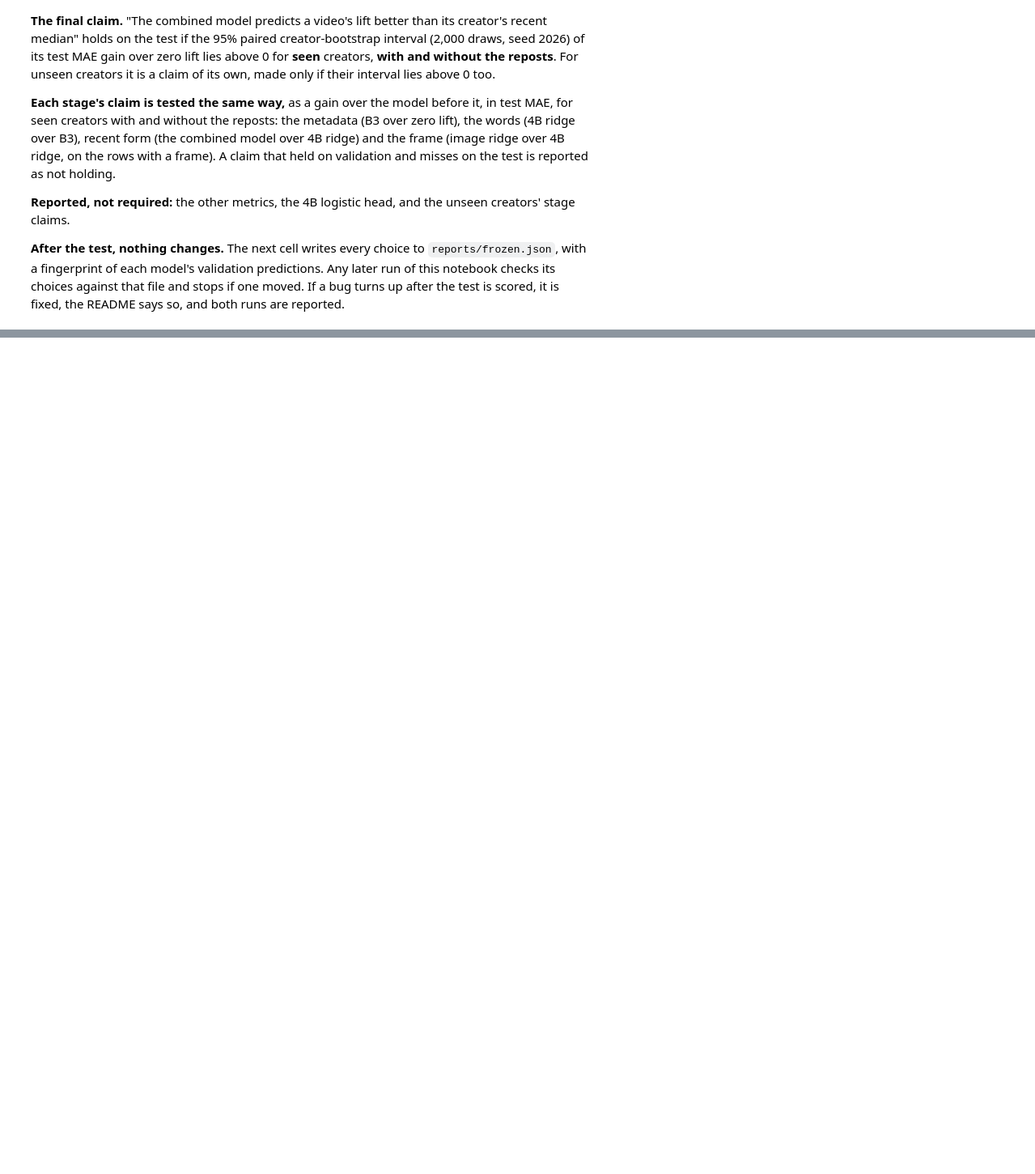
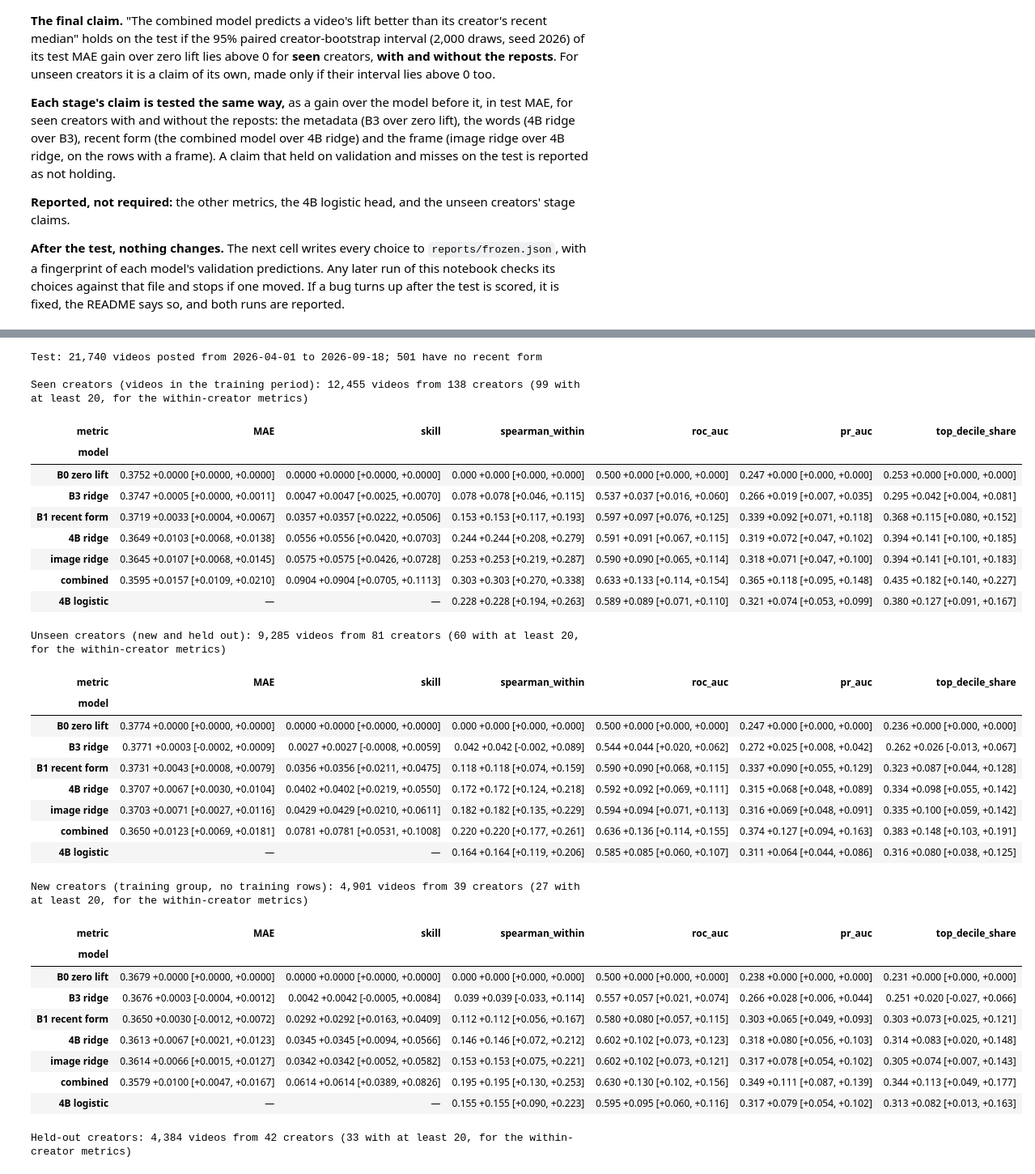
Before and after one commit to saricmilos/share-rate-prediction, a Jupyter notebook: notebooks/05_results.ipynb, the cells around one changed output, grey strips where cells are left out. Shown at 81% size. Drawn from its saved outputs; the diff is of its cells as text; code cells hidden in the pictures; blank space fills up the shorter version.

```diff
--- a/notebooks/05_results.ipynb
+++ b/notebooks/05_results.ipynb
@@ -924,0 +939,76 @@ Frozen: reports/frozen.json written, and the test not yet opened
+# %%
+everything = data.load_videos(data.SPLITS)  # every split, labels included: the test is opened here
+test = (everything.time_split == "test").to_numpy()
+# The test rows are section 4's, in its order, and the other rows are section 1's
+assert (everything.creator.to_numpy()[test] == test_videos.creator.to_numpy()).all()
+assert (everything.published_at[test].to_numpy() == test_videos.published_at.to_numpy()).all()
+assert (everything.creator.to_numpy()[~test] == creator).all() and np.allclose(everything.lift.to_numpy()[~test], lift)
+
+# Recent form looks back only, so adding the test rows leaves the earlier rows' values as section 2 had them
+form_all = history.ewm_form(everything, HALF_LIFE)
+assert np.allclose(form_all[~test], form, equal_nan=True)
+test_form = form_all[test]
+y_test = everything.lift.to_numpy()[test]
+who_test = everything.creator.to_numpy()[test]
+twin_test = everything.has_twin.to_numpy()[test] == 1
+
+# Every frozen model's prediction for the test rows
+t_b3 = b3.predict(test_features)
+t_words = apply_head(X_test_text, w_text, b_text)  # the words head's correction
+T = {"B0 zero lift": np.zeros(test.sum()), "B3 ridge": t_b3, "B1 recent form": np.nan_to_num(test_form, nan=0.0),
+     "4B ridge": t_b3 + t_words}
+T["image ridge"] = T["4B ridge"] + np.where(test_has_frame, test_image @ w_image + b_image, 0.0)
+t_stack = pd.DataFrame({"B3": t_b3, "the words": t_words, "recent form": np.nan_to_num(test_form, nan=0.0),
+                        "no recent form": np.isnan(test_form).astype(float)})
+t_boost = test_features.assign(**{"recent form": test_form, "the words": t_words})[BOOST]
+T["combined"] = stacked.predict(t_stack[STACK]) if COMBINER == "stacked" else boosting.predict(t_boost)
+t_b3_score = ((t_b3 - predictions["B3 ridge"][training].mean())
+              / predictions["B3 ridge"][training].std()).astype(np.float32)[:, None]  # section 3's scaling
+T["4B logistic"] = logistic.decision_function(np.hstack([t_b3_score, X_test_text]))
+
+TEST_GROUPS = {"seen": test_group == "seen", "unseen": test_group != "seen",
+               "new": test_group == "new", "holdout": test_group == "holdout"}
+TEST_NAMES = {"seen": "Seen creators (videos in the training period)", "unseen": "Unseen creators (new and held out)",
+              "new": "New creators (training group, no training rows)", "holdout": "Held-out creators"}
+print(f"Test: {test.sum():,} videos posted from {everything.published_at[test].min():%Y-%m-%d} to "
+      f"{everything.published_at[test].max():%Y-%m-%d}; {np.isnan(test_form).sum():,} have no recent form")
+test_tables = {}
+for g, rows in TEST_GROUPS.items():
+    print(f"\n{TEST_NAMES[g]}: {rows.sum():,} videos from {len(set(who_test[rows]))} creators "
+          f"({eligible_creators(pd.factorize(who_test[rows])[0])} with at least 20, for the within-creator metrics)")
+    test_tables[g] = score_table({m: T[m] for m in TEST_MODELS}, rows, base="B0 zero lift", y=y_test, who=who_test)
+    show(test_tables[g], TEST_MODELS)
+# %% [output]
+Test: 21,740 videos posted from 2026-04-01 to 2026-09-18; 501 have no recent form
+
+Seen creators (videos in the training period): 12,455 videos from 138 creators (99 with at least 20, for the within-creator metrics)
+| metric | MAE | skill | spearman_within | roc_auc | pr_auc | top_decile_share |
+| model |  |  |  |  |  |  |
+| B0 zero lift | 0.3752 +0.0000 [+0.0000, +0.0000] | 0.0000 +0.0000 [+0.0000, +0.0000] | 0.000 +0.000 [+0.000, +0.000] | 0.500 +0.000 [+0.000, +0.000] | 0.247 +0.000 [+0.000, +0.000] | 0.253 +0.000 [+0.000, +0.000] |
+| B3 ridge | 0.3747 +0.0005 [+0.0000, +0.0011] | 0.0047 +0.0047 [+0.0025, +0.0070] | 0.078 +0.078 [+0.046, +0.115] | 0.537 +0.037 [+0.016, +0.060] | 0.266 +0.019 [+0.007, +0.035] | 0.295 +0.042 [+0.004, +0.081] |
+| B1 recent form | 0.3719 +0.0033 [+0.0004, +0.0067] | 0.0357 +0.0357 [+0.0222, +0.0506] | 0.153 +0.153 [+0.117, +0.193] | 0.597 +0.097 [+0.076, +0.125] | 0.339 +0.092 [+0.071, +0.118] | 0.368 +0.115 [+0.080, +0.152] |
+| 4B ridge | 0.3649 +0.0103 [+0.0068, +0.0138] | 0.0556 +0.0556 [+0.0420, +0.0703] | 0.244 +0.244 [+0.208, +0.279] | 0.591 +0.091 [+0.067, +0.115] | 0.319 +0.072 [+0.047, +0.102] | 0.394 +0.141 [+0.100, +0.185] |
+| image ridge | 0.3645 +0.0107 [+0.0068, +0.0145] | 0.0575 +0.0575 [+0.0426, +0.0728] | 0.253 +0.253 [+0.219, +0.287] | 0.590 +0.090 [+0.065, +0.114] | 0.318 +0.071 [+0.047, +0.100] | 0.394 +0.141 [+0.101, +0.183] |
+| combined | 0.3595 +0.0157 [+0.0109, +0.0210] | 0.0904 +0.0904 [+0.0705, +0.1113] | 0.303 +0.303 [+0.270, +0.338] | 0.633 +0.133 [+0.114, +0.154] | 0.365 +0.118 [+0.095, +0.148] | 0.435 +0.182 [+0.140, +0.227] |
+| 4B logistic | — | — | 0.228 +0.228 [+0.194, +0.263] | 0.589 +0.089 [+0.071, +0.110] | 0.321 +0.074 [+0.053, +0.099] | 0.380 +0.127 [+0.091, +0.167] |
+Unseen creators (new and held out): 9,285 videos from 81 creators (60 with at least 20, for the within-creator metrics)
+| metric | MAE | skill | spearman_within | roc_auc | pr_auc | top_decile_share |
+| model |  |  |  |  |  |  |
+| B0 zero lift | 0.3774 +0.0000 [+0.0000, +0.0000] | 0.0000 +0.0000 [+0.0000, +0.0000] | 0.000 +0.000 [+0.000, +0.000] | 0.500 +0.000 [+0.000, +0.000] | 0.247 +0.000 [+0.000, +0.000] | 0.236 +0.000 [+0.000, +0.000] |
+| B3 ridge | 0.3771 +0.0003 [-0.0002, +0.0009] | 0.0027 +0.0027 [-0.0008, +0.0059] | 0.042 +0.042 [-0.002, +0.089] | 0.544 +0.044 [+0.020, +0.062] | 0.272 +0.025 [+0.008, +0.042] | 0.262 +0.026 [-0.013, +0.067] |
+| B1 recent form | 0.3731 +0.0043 [+0.0008, +0.0079] | 0.0356 +0.0356 [+0.0211, +0.0475] | 0.118 +0.118 [+0.074, +0.159] | 0.590 +0.090 [+0.068, +0.115] | 0.337 +0.090 [+0.055, +0.129] | 0.323 +0.087 [+0.044, +0.128] |
+| 4B ridge | 0.3707 +0.0067 [+0.0030, +0.0104] | 0.0402 +0.0402 [+0.0219, +0.0550] | 0.172 +0.172 [+0.124, +0.218] | 0.592 +0.092 [+0.069, +0.111] | 0.315 +0.068 [+0.048, +0.089] | 0.334 +0.098 [+0.055, +0.142] |
+| image ridge | 0.3703 +0.0071 [+0.0027, +0.0116] | 0.0429 +0.0429 [+0.0210, +0.0611] | 0.182 +0.182 [+0.135, +0.229] | 0.594 +0.094 [+0.071, +0.113] | 0.316 +0.069 [+0.048, +0.091] | 0.335 +0.100 [+0.059, +0.142] |
+| combined | 0.3650 +0.0123 [+0.0069, +0.0181] | 0.0781 +0.0781 [+0.0531, +0.1008] | 0.220 +0.220 [+0.177, +0.261] | 0.636 +0.136 [+0.114, +0.155] | 0.374 +0.127 [+0.094, +0.163] | 0.383 +0.148 [+0.103, +0.191] |
+| 4B logistic | — | — | 0.164 +0.164 [+0.119, +0.206] | 0.585 +0.085 [+0.060, +0.107] | 0.311 +0.064 [+0.044, +0.086] | 0.316 +0.080 [+0.038, +0.125] |
+New creators (training group, no training rows): 4,901 videos from 39 creators (27 with at least 20, for the within-creator metrics)
+| metric | MAE | skill | spearman_within | roc_auc | pr_auc | top_decile_share |
+| model |  |  |  |  |  |  |
+| B0 zero lift | 0.3679 +0.0000 [+0.0000, +0.0000] | 0.0000 +0.0000 [+0.0000, +0.0000] | 0.000 +0.000 [+0.000, +0.000] | 0.500 +0.000 [+0.000, +0.000] | 0.238 +0.000 [+0.000, +0.000] | 0.231 +0.000 [+0.000, +0.000] |
+| B3 ridge | 0.3676 +0.0003 [-0.0004, +0.0012] | 0.0042 +0.0042 [-0.0005, +0.0084] | 0.039 +0.039 [-0.033, +0.114] | 0.557 +0.057 [+0.021, +0.074] | 0.266 +0.028 [+0.006, +0.044] | 0.251 +0.020 [-0.027, +0.066] |
+| B1 recent form | 0.3650 +0.0030 [-0.0012, +0.0072] | 0.0292 +0.0292 [+0.0163, +0.0409] | 0.112 +0.112 [+0.056, +0.167] | 0.580 +0.080 [+0.057, +0.115] | 0.303 +0.065 [+0.049, +0.093] | 0.303 +0.073 [+0.025, +0.121] |
+| 4B ridge | 0.3613 +0.0067 [+0.0021, +0.0123] | 0.0345 +0.0345 [+0.0094, +0.0566] | 0.146 +0.146 [+0.072, +0.212] | 0.602 +0.102 [+0.073, +0.123] | 0.318 +0.080 [+0.056, +0.103] | 0.314 +0.083 [+0.020, +0.148] |
+| image ridge | 0.3614 +0.0066 [+0.0015, +0.0127] | 0.0342 +0.0342 [+0.0052, +0.0582] | 0.153 +0.153 [+0.075, +0.221] | 0.602 +0.102 [+0.073, +0.121] | 0.317 +0.078 [+0.054, +0.102] | 0.305 +0.074 [+0.007, +0.143] |
+| combined | 0.3579 +0.0100 [+0.0047, +0.0167] | 0.0614 +0.0614 [+0.0389, +0.0826] | 0.195 +0.195 [+0.130, +0.253] | 0.630 +0.130 [+0.102, +0.156] | 0.349 +0.111 [+0.087, +0.139] | 0.344 +0.113 [+0.049, +0.177] |
+| 4B logistic | — | — | 0.155 +0.155 [+0.090, +0.223] | 0.595 +0.095 [+0.060, +0.116] | 0.317 +0.079 [+0.054, +0.102] | 0.313 +0.082 [+0.013, +0.163] |
+Held-out creators: 4,384 videos from 42 creators (33 with at least 20, for the within-creator metrics)
```
Also changed, not shown: parts of 16 cells of this notebook, 4 other files.
